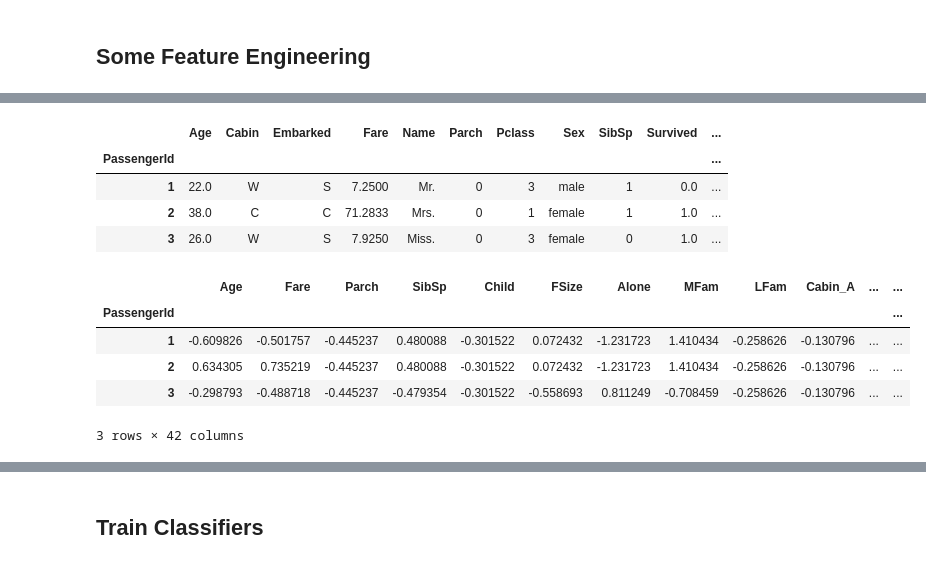
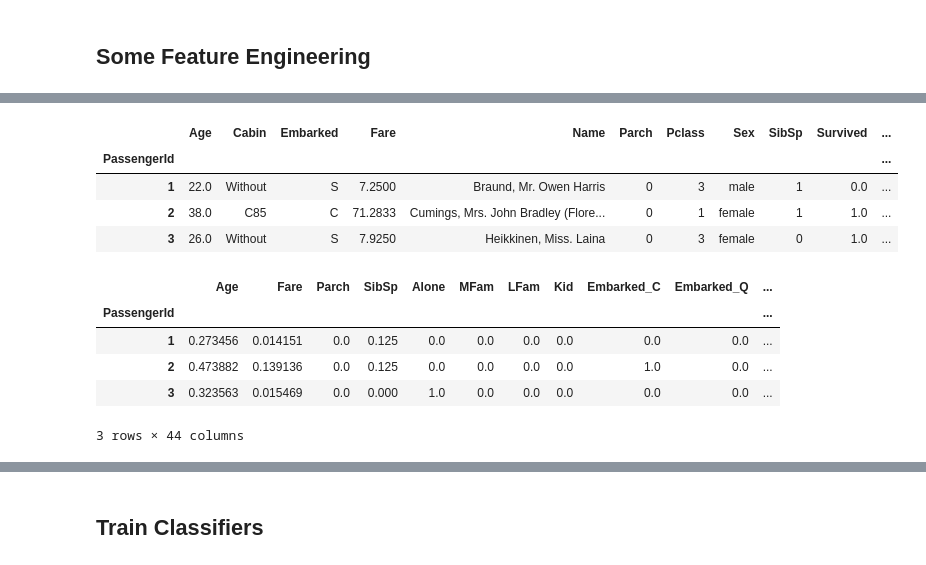
Before and after one commit to matheusfebarbosa/kaggle-titanic, a Jupyter notebook: TitanicSurvival.ipynb, the cells around one changed output, grey strips where cells are left out. Drawn from its saved outputs; the diff is of its cells as text; code cells hidden in the pictures.

```diff
--- a/TitanicSurvival.ipynb
+++ b/TitanicSurvival.ipynb
@@ -26,10 +12,25 @@ dtypes = {
 # %% [markdown]
 ## Importing data
+# %%
+dtypes = {
+    "PassengerId" : "int64",
+    "Name": "object",
+    "Survived": "int64",
+    "Pclass" : "object",
+    "Ticket" : "object",
+    "Sex" : "object",
+    "Age" : "float64",
+    "SibSp" : "int64",
+    "Parch" : "int64",
+    "Fare" : "float64",
+    "Cabin" : "object",
+    "Embarked" : "object"
+}
 # %%
 train_df = pd.read_csv('train.csv',sep=',',header=0,usecols=["PassengerId","Name","Survived",
-            "Pclass","Sex","Age","SibSp","Parch","Fare","Cabin","Embarked"],dtype=dtypes,na_values=[' '])
+            "Pclass","Ticket","Sex","Age","SibSp","Parch","Fare","Cabin","Embarked"],dtype=dtypes,na_values=[' '])
 test_df = pd.read_csv('test.csv',sep=',',header=0,usecols=["PassengerId","Name","Pclass","Sex","Age",
-                                "SibSp","Parch","Fare","Cabin","Embarked"],dtype=dtypes,na_values=[' '])
+            "Ticket","SibSp","Parch","Fare","Cabin","Embarked"],dtype=dtypes,na_values=[' '])
 
 df = pd.concat([train_df,test_df])
 df.set_index("PassengerId",inplace=True)
@@ -66,42 +75,36 @@ memory usage: 112.3+ KB
 # %%
-df['Cabin'] = [(x.Cabin)[0] for index,x in df.iterrows()]
-df['Child'] = [1 if x.Age < 15 else 0 for index,x in df.iterrows()]
-df['FSize'] = [x.SibSp+x.Parch+1 for index,x in df.iterrows()]
-df['Alone'] = [0 if x.FSize != 1 else 1 for index,x in df.iterrows()]
-df['MFam'] = [1 if x.FSize <= 4 and x.FSize >= 2 else 0 for index,x in df.iterrows()]
-df['LFam'] = [1 if x.FSize > 4 else 0 for index,x in df.iterrows()]
-df['Name'] = [x.Name.split()[1] if (x.Name.split()[1])[-1] == '.' else 'Common' for index,x in df.iterrows()]
+df['Alone'] = [0 if x.SibSp+x.Parch > 0 else 1 for index,x in df.iterrows()]
+df['MFam'] = [1 if x.SibSp+x.Parch <= 4 and x.SibSp+x.Parch >= 2 else 0 for index,x in df.iterrows()]
+df['LFam'] = [1 if x.SibSp+x.Parch > 4 else 0 for index,x in df.iterrows()]
+df['Deck'] = [(x.Cabin)[0] for index,x in df.iterrows()]
+df['Kid'] = [1 if x.Age < 10 else 0 for index,x in df.iterrows()]
+df['Title'] = [x.Name.split(',')[1].split(' ')[1] if (x.Name.split(',')[1].split(' ')[1])[-1] == '.' else 'Common' for index,x in df.iterrows()]
 df.head(3)
 # %% [output]
 |  | Age | Cabin | Embarked | Fare | Name | Parch | Pclass | Sex | SibSp | Survived | ... |
 | PassengerId |  |  |  |  |  |  |  |  |  |  | ... |
-| 1 | 22.0 | W | S | 7.2500 | Mr. | 0 | 3 | male | 1 | 0.0 | ... |
-| 2 | 38.0 | C | C | 71.2833 | Mrs. | 0 | 1 | female | 1 | 1.0 | ... |
-| 3 | 26.0 | W | S | 7.9250 | Miss. | 0 | 3 | female | 0 | 1.0 | ... |
+| 1 | 22.0 | Without | S | 7.2500 | Braund, Mr. Owen Harris | 0 | 3 | male | 1 | 0.0 | ... |
+| 2 | 38.0 | C85 | C | 71.2833 | Cumings, Mrs. John Bradley (Flore... | 0 | 1 | female | 1 | 1.0 | ... |
+| 3 | 26.0 | Without | S | 7.9250 | Heikkinen, Miss. Laina | 0 | 3 | female | 0 | 1.0 | ... |
 # %%
 num_feat = df.select_dtypes('number').columns.values
 cat_feat = df.select_dtypes('object').columns.values
 df_num = df[num_feat].drop('Survived',axis=1)
-df_cat = df[cat_feat]
-
-#df_num = (df_num-df_num.mean())/df_num.std()
+df_cat = df[cat_feat].drop(['Cabin','Ticket','Name'],axis=1)
 
 df_cat = pd.get_dummies(df_cat)
 
 new_df = pd.concat([df_num,df_cat],axis=1)
 
-new_df = (new_df - new_df.mean())/new_df.std()
+new_df = (new_df - new_df.min())/(new_df.max()-new_df.min())
 
 final = pd.concat([new_df,df.Survived],axis=1)
 
-train = final[final.Survived.notna()]
-test = final[final.Survived.isna()].drop('Survived',axis=1)
-
-train.head(3)
+final.head(3)
 # %% [output]
-|  | Age | Fare | Parch | SibSp | Child | FSize | Alone | MFam | LFam | Cabin_A | ... | ... |
-| PassengerId |  |  |  |  |  |  |  |  |  |  |  | ... |
-| 1 | -0.609826 | -0.501757 | -0.445237 | 0.480088 | -0.301522 | 0.072432 | -1.231723 | 1.410434 | -0.258626 | -0.130796 | ... | ... |
-| 2 | 0.634305 | 0.735219 | -0.445237 | 0.480088 | -0.301522 | 0.072432 | -1.231723 | 1.410434 | -0.258626 | -0.130796 | ... | ... |
-| 3 | -0.298793 | -0.488718 | -0.445237 | -0.479354 | -0.301522 | -0.558693 | 0.811249 | -0.708459 | -0.258626 | -0.130796 | ... | ... |
+|  | Age | Fare | Parch | SibSp | Alone | MFam | LFam | Kid | Embarked_C | Embarked_Q | ... |
+| PassengerId |  |  |  |  |  |  |  |  |  |  | ... |
+| 1 | 0.273456 | 0.014151 | 0.0 | 0.125 | 0.0 | 0.0 | 0.0 | 0.0 | 0.0 | 0.0 | ... |
+| 2 | 0.473882 | 0.139136 | 0.0 | 0.125 | 0.0 | 0.0 | 0.0 | 0.0 | 1.0 | 0.0 | ... |
+| 3 | 0.323563 | 0.015469 | 0.0 | 0.000 | 1.0 | 0.0 | 0.0 | 0.0 | 0.0 | 0.0 | ... |
-3 rows × 42 columns
+3 rows × 44 columns
```
Also changed, not shown: parts of 15 cells of this notebook.
